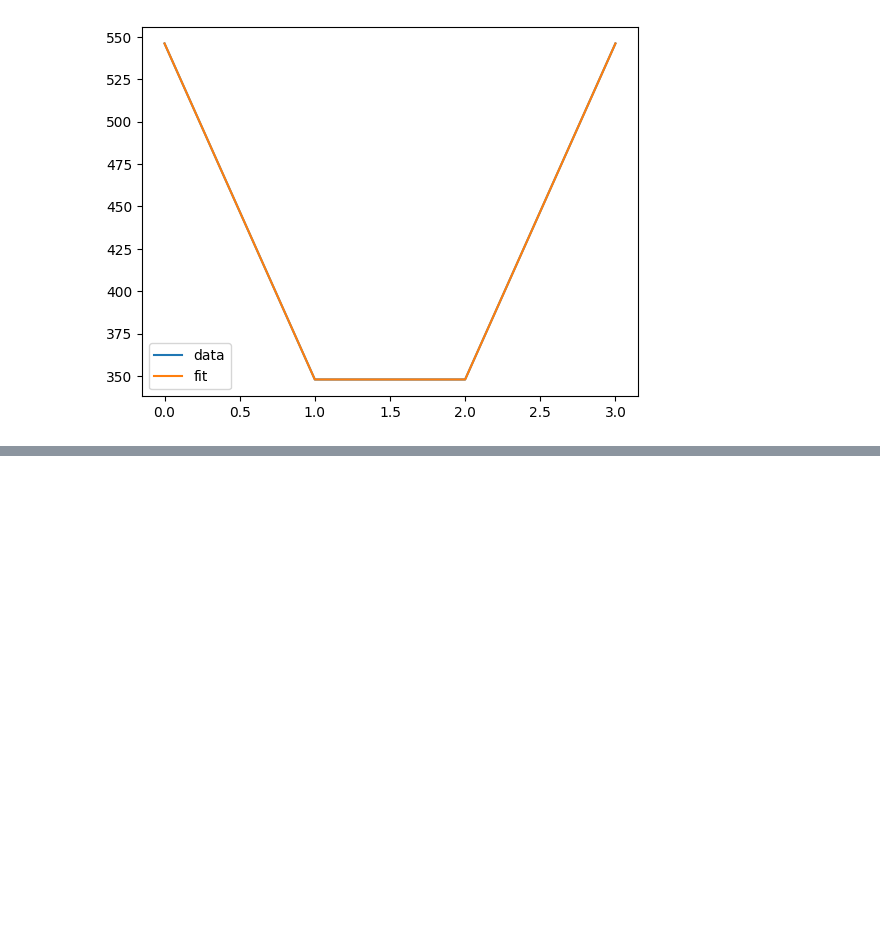
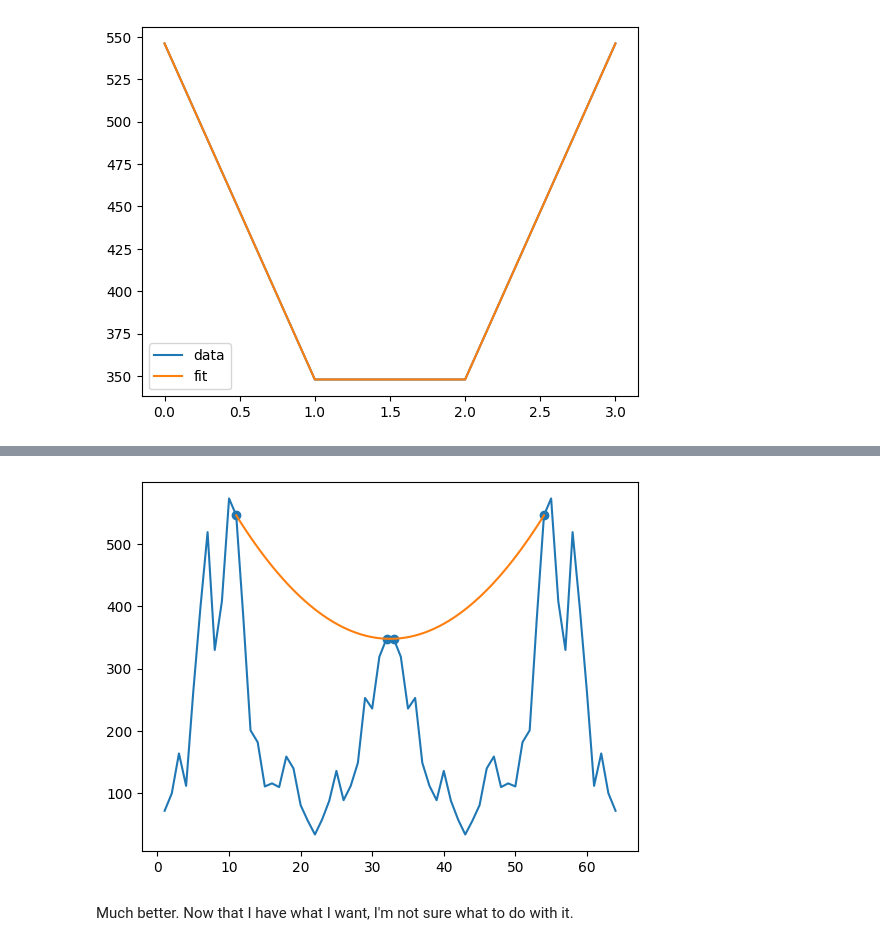
Before and after one commit to zdravoj/hilbert-convolution, a Jupyter notebook: hilbert_convolution_research.ipynb, the cells around one changed output, grey strips where cells are left out. Cells and saved outputs as stored; diff of their text form; code cells hidden in the pictures; blank space fills up the shorter version.

Commit message:
line fitting using Polynomial class

```diff
--- a/hilbert_convolution_research.ipynb
+++ b/hilbert_convolution_research.ipynb
@@ -703,0 +708,2 @@ print(poly_3)
+# %%
+poly_fit_2 = np.polynomial.polynomial.Polynomial.fit(h3df_center['x'], h3df_center['y'], deg=2)
@@ -703,0 +714,10 @@ print(poly_3)
+# %%
+fig, ax = plt.subplots()
+hilbert_convolution_graph_ax(3, 3)
+ax.scatter(h3df_center['x'], h3df_center['y'], label='points')
+poly_x, poly_y = poly_fit_2.linspace(n=100)
+ax.plot(poly_x, poly_y, label='fit');
+# %% [output]
+[figure, added]
+# %% [markdown]
+Much better. Now that I have what I want, I'm not sure what to do with it.
```
Also changed, not shown: parts of 8 cells of this notebook.
